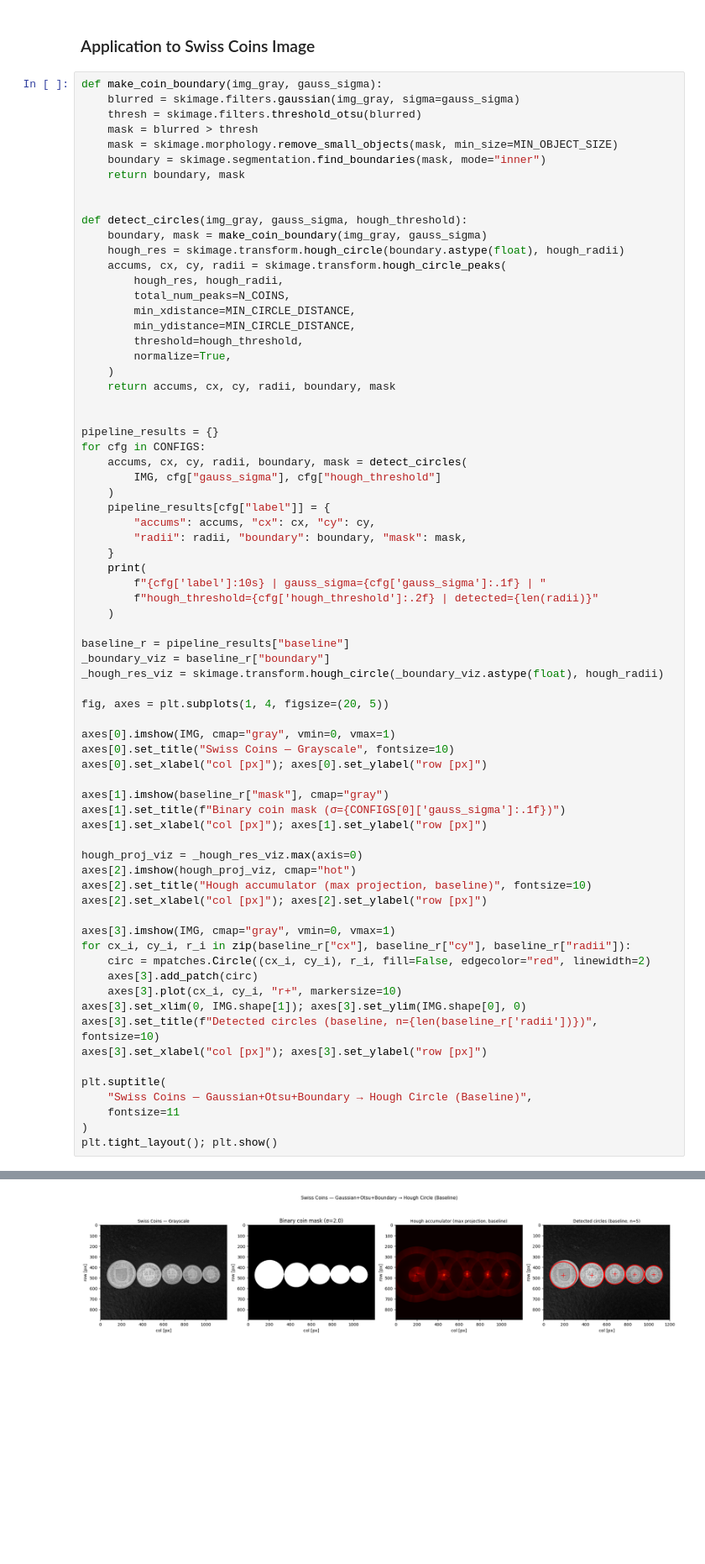
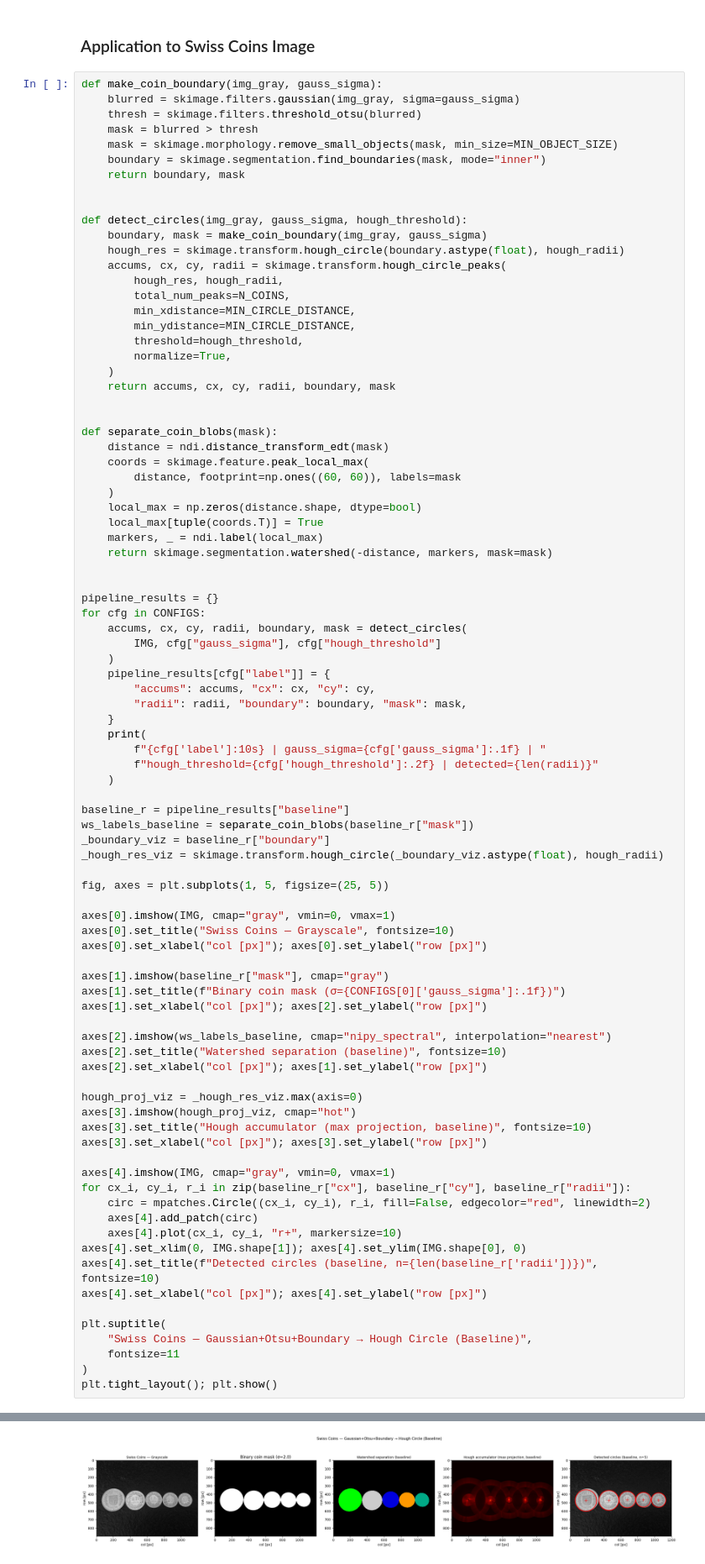
Before and after one commit to mikeandrusyak/gbsv-research, a Jupyter notebook: mc2/pattern_detection.ipynb, the cells around one changed output, grey strips where cells are left out. Shown at 84% size. Drawn from its saved outputs; the diff is of its cells as text; blank space fills up the shorter version.

Commit message:
Fix visualisations

```diff
--- a/mc2/pattern_detection.ipynb
+++ b/mc2/pattern_detection.ipynb
@@ -253,6 +256,17 @@ def detect_circles(img_gray, gauss_sigma, hough_threshold):
     return accums, cx, cy, radii, boundary, mask
 
 
+def separate_coin_blobs(mask):
+    distance = ndi.distance_transform_edt(mask)
+    coords = skimage.feature.peak_local_max(
+        distance, footprint=np.ones((60, 60)), labels=mask
+    )
+    local_max = np.zeros(distance.shape, dtype=bool)
+    local_max[tuple(coords.T)] = True
+    markers, _ = ndi.label(local_max)
+    return skimage.segmentation.watershed(-distance, markers, mask=mask)
+
+
 pipeline_results = {}
 for cfg in CONFIGS:
     accums, cx, cy, radii, boundary, mask = detect_circles(
@@ -266,45 +280,50 @@ for cfg in CONFIGS:
         f"{cfg['label']:10s} | gauss_sigma={cfg['gauss_sigma']:.1f} | "
         f"hough_threshold={cfg['hough_threshold']:.2f} | detected={len(radii)}"
     )
 
 baseline_r = pipeline_results["baseline"]
+ws_labels_baseline = separate_coin_blobs(baseline_r["mask"])
 _boundary_viz = baseline_r["boundary"]
 _hough_res_viz = skimage.transform.hough_circle(_boundary_viz.astype(float), hough_radii)
 
-fig, axes = plt.subplots(1, 4, figsize=(20, 5))
+fig, axes = plt.subplots(1, 5, figsize=(25, 5))
 
 axes[0].imshow(IMG, cmap="gray", vmin=0, vmax=1)
 axes[0].set_title("Swiss Coins — Grayscale", fontsize=10)
 axes[0].set_xlabel("col [px]"); axes[0].set_ylabel("row [px]")
 
 axes[1].imshow(baseline_r["mask"], cmap="gray")
 axes[1].set_title(f"Binary coin mask (σ={CONFIGS[0]['gauss_sigma']:.1f})")
-axes[1].set_xlabel("col [px]"); axes[1].set_ylabel("row [px]")
+axes[1].set_xlabel("col [px]"); axes[2].set_ylabel("row [px]")
+
+axes[2].imshow(ws_labels_baseline, cmap="nipy_spectral", interpolation="nearest")
+axes[2].set_title("Watershed separation (baseline)", fontsize=10)
+axes[2].set_xlabel("col [px]"); axes[1].set_ylabel("row [px]")
 
 hough_proj_viz = _hough_res_viz.max(axis=0)
-axes[2].imshow(hough_proj_viz, cmap="hot")
-axes[2].set_title("Hough accumulator (max projection, baseline)", fontsize=10)
-axes[2].set_xlabel("col [px]"); axes[2].set_ylabel("row [px]")
+axes[3].imshow(hough_proj_viz, cmap="hot")
+axes[3].set_title("Hough accumulator (max projection, baseline)", fontsize=10)
+axes[3].set_xlabel("col [px]"); axes[3].set_ylabel("row [px]")
 
-axes[3].imshow(IMG, cmap="gray", vmin=0, vmax=1)
+axes[4].imshow(IMG, cmap="gray", vmin=0, vmax=1)
 for cx_i, cy_i, r_i in zip(baseline_r["cx"], baseline_r["cy"], baseline_r["radii"]):
     circ = mpatches.Circle((cx_i, cy_i), r_i, fill=False, edgecolor="red", linewidth=2)
-    axes[3].add_patch(circ)
-    axes[3].plot(cx_i, cy_i, "r+", markersize=10)
-axes[3].set_xlim(0, IMG.shape[1]); axes[3].set_ylim(IMG.shape[0], 0)
-axes[3].set_title(f"Detected circles (baseline, n={len(baseline_r['radii'])})", fontsize=10)
-axes[3].set_xlabel("col [px]"); axes[3].set_ylabel("row [px]")
+    axes[4].add_patch(circ)
+    axes[4].plot(cx_i, cy_i, "r+", markersize=10)
+axes[4].set_xlim(0, IMG.shape[1]); axes[4].set_ylim(IMG.shape[0], 0)
+axes[4].set_title(f"Detected circles (baseline, n={len(baseline_r['radii'])})", fontsize=10)
+axes[4].set_xlabel("col [px]"); axes[4].set_ylabel("row [px]")
 
 plt.suptitle(
     "Swiss Coins — Gaussian+Otsu+Boundary → Hough Circle (Baseline)",
     fontsize=11
 )
 plt.tight_layout(); plt.show()
 # %% [output]
 baseline   | gauss_sigma=2.0 | hough_threshold=0.20 | detected=5
 config_1   | gauss_sigma=2.0 | hough_threshold=0.15 | detected=5
 config_2   | gauss_sigma=3.0 | hough_threshold=0.20 | detected=5
-[figure, old version]
+[figure, new version]
 # %% [markdown]
 ### Denomination Classification
 
```
Also changed, not shown: parts of 2 cells of this notebook.
